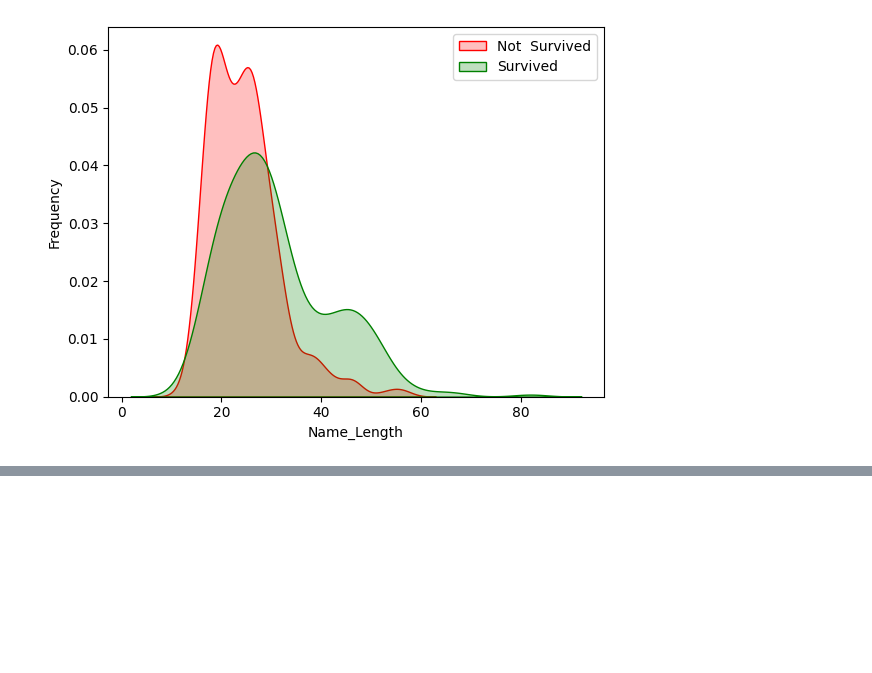
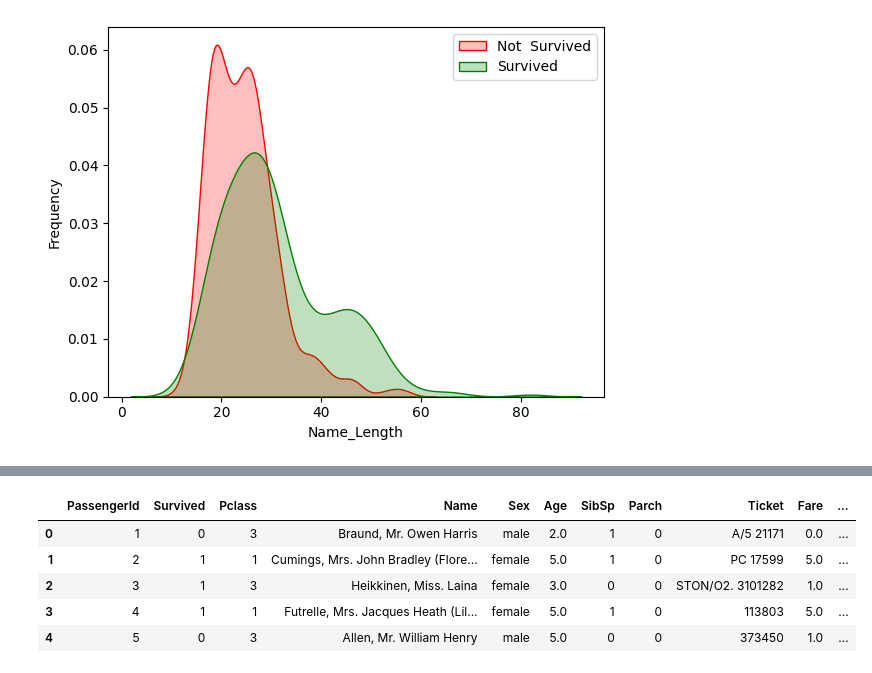
Before and after one commit to Endale2/Machine_Learning_Projects_Series, a Jupyter notebook: day_02_titanic_survival_prediction.ipynb, the cells around one changed output, grey strips where cells are left out. Saved outputs shown, nothing was run; the diff lists cells and outputs as text; code cells hidden in the pictures; blank space fills up the shorter version.

```diff
--- a/day_02_titanic_survival_prediction.ipynb
+++ b/day_02_titanic_survival_prediction.ipynb
@@ -346,4 +346,5 @@ g = g.legend(["Not  Survived" , "Survived"])
 # %% [output]
 [figure]
 # %%
-1:04:00
+train_df["Name_LengthGB"] = pd.qcut(train_df["Name_Length"],8)
+test_df["Name_LengthGB"] = pd.qcut(test_df["Name_Length"],8)
@@ -349,0 +363,29 @@ g = g.legend(["Not  Survived" , "Survived"])
+# %%
+# Binning for 'Name_Length' in train_df
+train_df.loc[train_df["Name_Length"] <= 18.0, "Name_Size"] = 0
+train_df.loc[(train_df["Name_Length"] > 18.0) & (train_df["Name_Length"] <= 20.0), "Name_Size"] = 1
+train_df.loc[(train_df["Name_Length"] > 20.0) & (train_df["Name_Length"] <= 23.0), "Name_Size"] = 2
+train_df.loc[(train_df["Name_Length"] > 23.0) & (train_df["Name_Length"] <= 25.0), "Name_Size"] = 3
+train_df.loc[(train_df["Name_Length"] > 25.0) & (train_df["Name_Length"] <= 27.25), "Name_Size"] = 4
+train_df.loc[(train_df["Name_Length"] > 27.25) & (train_df["Name_Length"] <= 30.0), "Name_Size"] = 5
+train_df.loc[(train_df["Name_Length"] > 30.0) & (train_df["Name_Length"] <= 38.0), "Name_Size"] = 6
+train_df.loc[train_df["Name_Length"] > 38.0, "Name_Size"] = 7
+
+# Binning for 'Name_Length' in test_df
+test_df.loc[test_df["Name_Length"] <= 18.0, "Name_Size"] = 0
+test_df.loc[(test_df["Name_Length"] > 18.0) & (test_df["Name_Length"] <= 20.0), "Name_Size"] = 1
+test_df.loc[(test_df["Name_Length"] > 20.0) & (test_df["Name_Length"] <= 23.0), "Name_Size"] = 2
+test_df.loc[(test_df["Name_Length"] > 23.0) & (test_df["Name_Length"] <= 25.0), "Name_Size"] = 3
+test_df.loc[(test_df["Name_Length"] > 25.0) & (test_df["Name_Length"] <= 27.25), "Name_Size"] = 4
+test_df.loc[(test_df["Name_Length"] > 27.25) & (test_df["Name_Length"] <= 30.0), "Name_Size"] = 5
+test_df.loc[(test_df["Name_Length"] > 30.0) & (test_df["Name_Length"] <= 38.0), "Name_Size"] = 6
+test_df.loc[test_df["Name_Length"] > 38.0, "Name_Size"] = 7
+# %%
+train_df.head()
+# %% [output]
+|  | PassengerId | Survived | Pclass | Name | Sex | Age | SibSp | Parch | Ticket | Fare | ... |
+| 0 | 1 | 0 | 3 | Braund, Mr. Owen Harris | male | 2.0 | 1 | 0 | A/5 21171 | 0.0 | ... |
+| 1 | 2 | 1 | 1 | Cumings, Mrs. John Bradley (Flore... | female | 5.0 | 1 | 0 | PC 17599 | 5.0 | ... |
+| 2 | 3 | 1 | 3 | Heikkinen, Miss. Laina | female | 3.0 | 0 | 0 | STON/O2. 3101282 | 1.0 | ... |
+| 3 | 4 | 1 | 1 | Futrelle, Mrs. Jacques Heath (Lil... | female | 5.0 | 1 | 0 | 113803 | 5.0 | ... |
+| 4 | 5 | 0 | 3 | Allen, Mr. William Henry | male | 5.0 | 0 | 0 | 373450 | 1.0 | ... |
```
Also changed, not shown: parts of 4 cells of this notebook.
